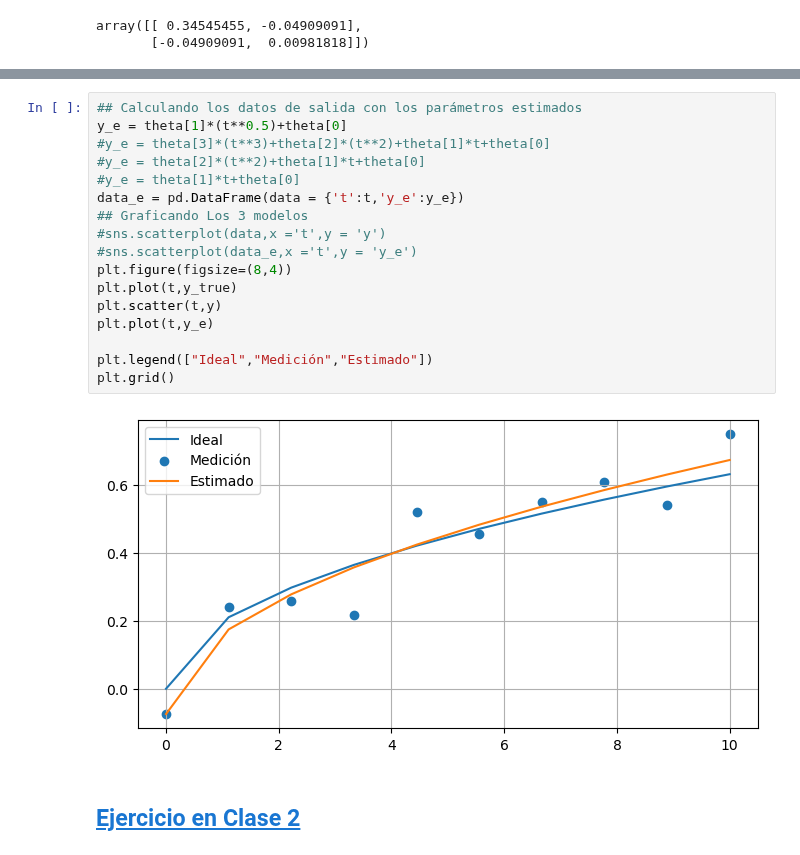
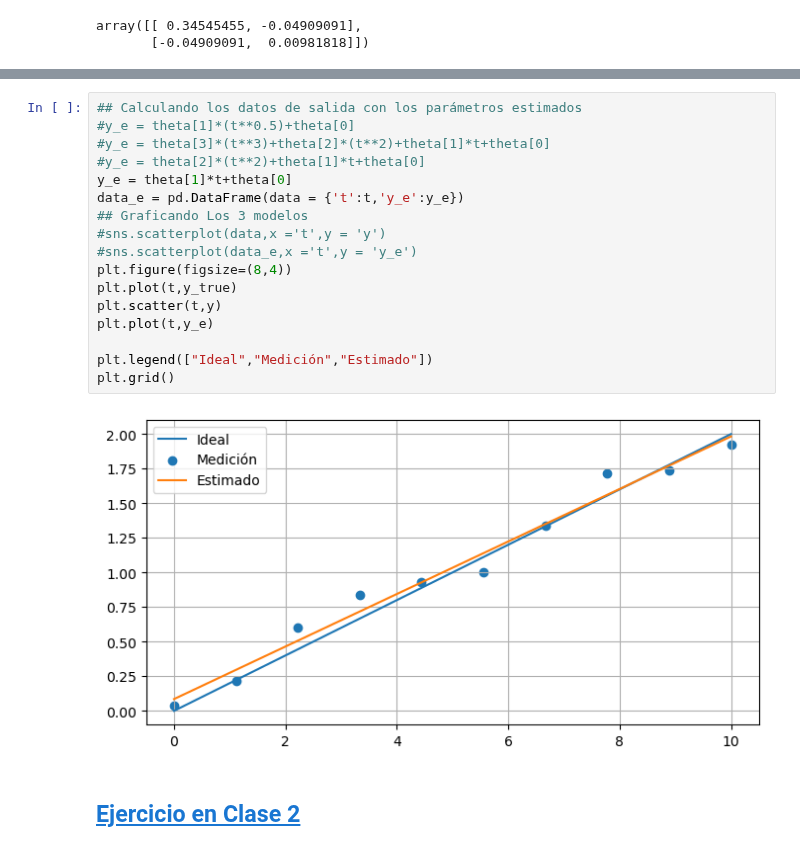
Before and after one commit to jairocuellar/System_identification, a Jupyter notebook: class_04_01.ipynb, the cells around one changed output, grey strips where cells are left out. Saved outputs shown, nothing was run; the diff lists cells and outputs as text.

```diff
--- a/class_04_01.ipynb
+++ b/class_04_01.ipynb
@@ -190,21 +190,21 @@ array([-0.07468339,  0.23685054])
 # %%
 ## Calculando los datos de salida con los parámetros estimados
-y_e = theta[1]*(t**0.5)+theta[0]
+#y_e = theta[1]*(t**0.5)+theta[0]
 #y_e = theta[3]*(t**3)+theta[2]*(t**2)+theta[1]*t+theta[0]
 #y_e = theta[2]*(t**2)+theta[1]*t+theta[0]
-#y_e = theta[1]*t+theta[0]
+y_e = theta[1]*t+theta[0]
 data_e = pd.DataFrame(data = {'t':t,'y_e':y_e})
 ## Graficando Los 3 modelos
 #sns.scatterplot(data,x ='t',y = 'y')
 #sns.scatterplot(data_e,x ='t',y = 'y_e')
 plt.figure(figsize=(8,4))
 plt.plot(t,y_true)
 plt.scatter(t,y)
 plt.plot(t,y_e)
 
 plt.legend(["Ideal","Medición","Estimado"])
 plt.grid()
 # %% [output]
-[figure, old version]
+[figure, new version]
 # %% [markdown]
 ## [Ejercicio en Clase 2](ejercicio_02.ipynb)
```
Also changed, not shown: parts of 2 cells of this notebook.
